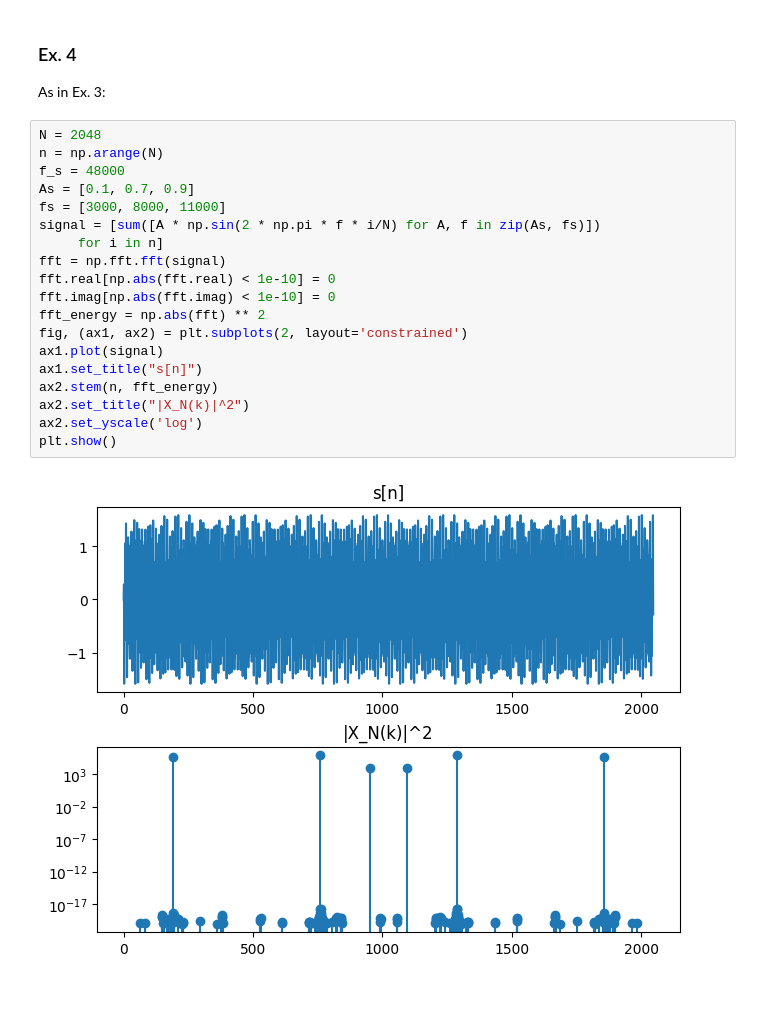
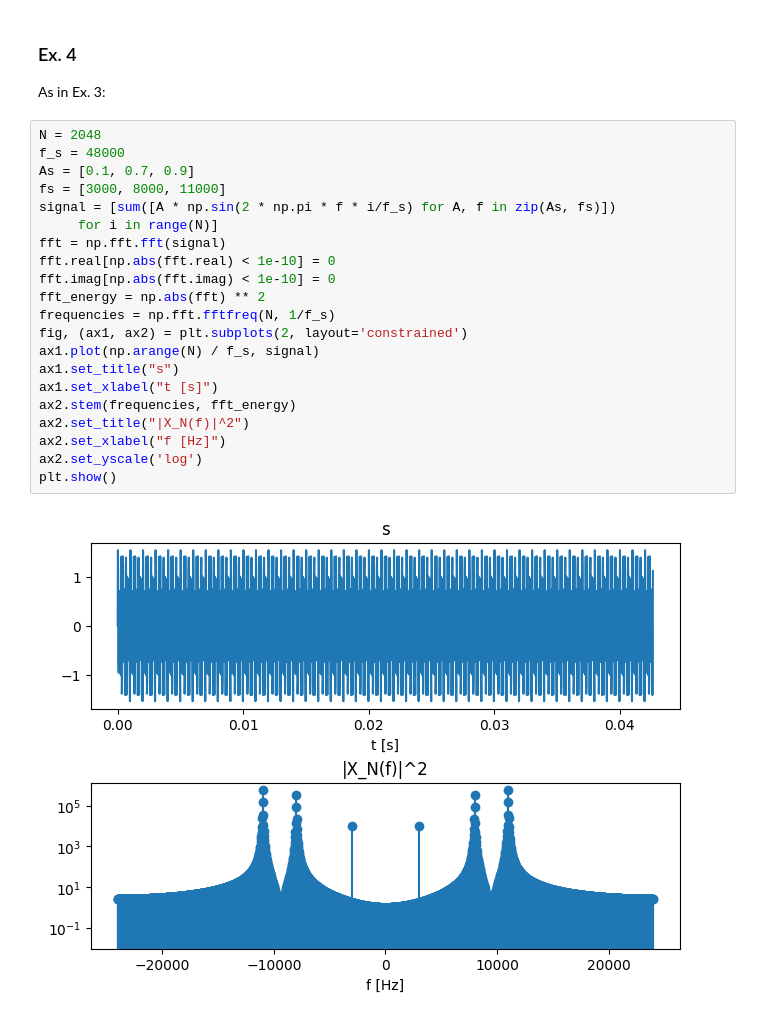
Before and after one commit to Sawertynn/WMM_101_Kukielka_Kurzela, a Jupyter notebook: 101_Kukielka_Kurzela.ipynb, the cells around one changed output. Drawn from its saved outputs; the diff is of its cells as text.

Commit message:
use np..fft.fftfreq in ex4

```diff
--- a/101_Kukielka_Kurzela.ipynb
+++ b/101_Kukielka_Kurzela.ipynb
@@ -54,22 +54,24 @@ plt.show()
 As in Ex. 3:
 # %%
 N = 2048
-n = np.arange(N)
 f_s = 48000
 As = [0.1, 0.7, 0.9]
 fs = [3000, 8000, 11000]
-signal = [sum([A * np.sin(2 * np.pi * f * i/N) for A, f in zip(As, fs)])
-     for i in n]
+signal = [sum([A * np.sin(2 * np.pi * f * i/f_s) for A, f in zip(As, fs)])
+     for i in range(N)]
 fft = np.fft.fft(signal)
 fft.real[np.abs(fft.real) < 1e-10] = 0
 fft.imag[np.abs(fft.imag) < 1e-10] = 0
 fft_energy = np.abs(fft) ** 2
+frequencies = np.fft.fftfreq(N, 1/f_s)
 fig, (ax1, ax2) = plt.subplots(2, layout='constrained')
-ax1.plot(signal)
-ax1.set_title("s[n]")
-ax2.stem(n, fft_energy)
-ax2.set_title("|X_N(k)|^2")
+ax1.plot(np.arange(N) / f_s, signal)
+ax1.set_title("s")
+ax1.set_xlabel("t [s]")
+ax2.stem(frequencies, fft_energy)
+ax2.set_title("|X_N(f)|^2")
+ax2.set_xlabel("f [Hz]")
 ax2.set_yscale('log')
 plt.show()
 # %% [output]
-[figure, old version]
+[figure, new version]
```
